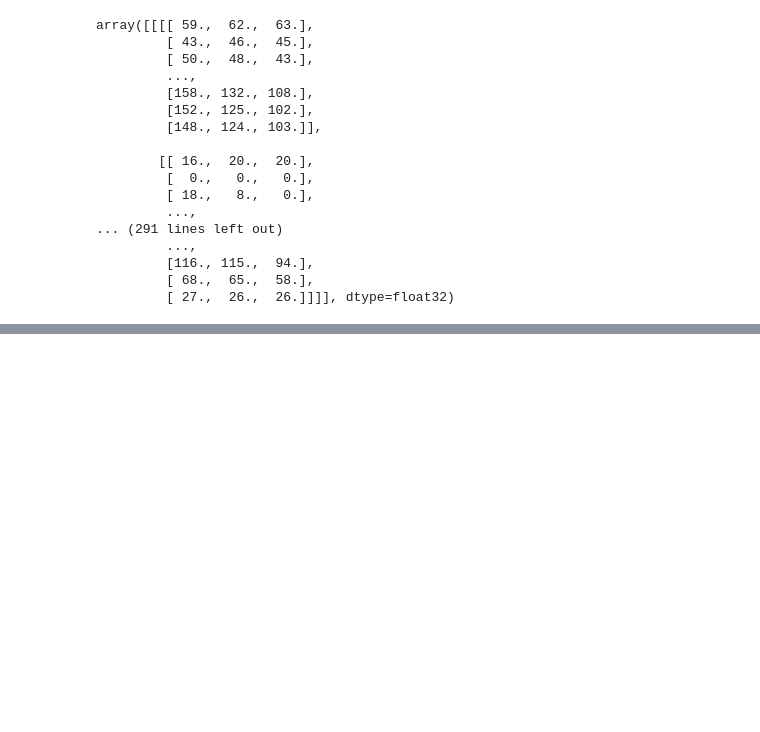
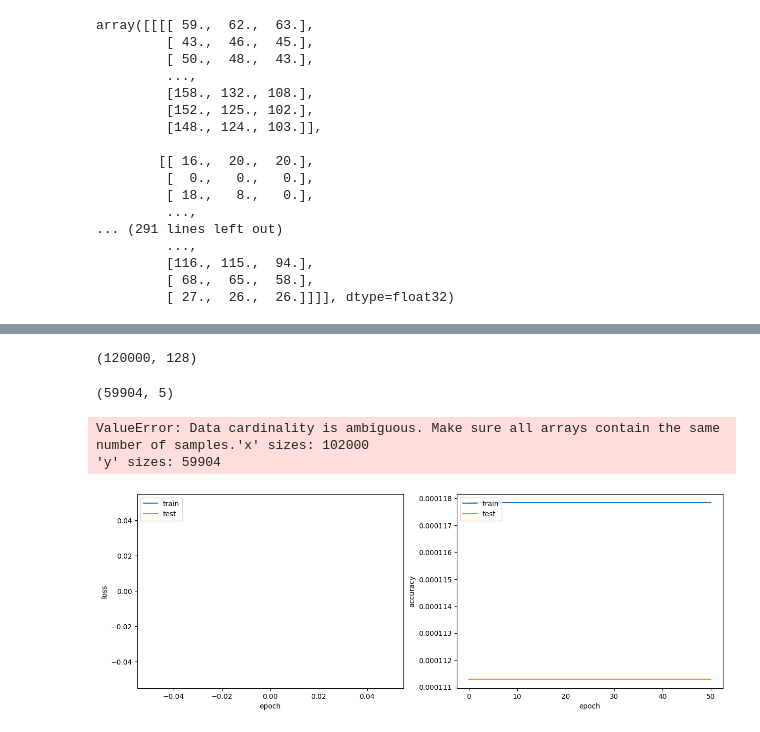
Before and after one commit to Cohben-OBrien/semantic-image-analsysis-with-graph-nerual-networks, a Jupyter notebook: main.ipynb, the cells around one changed output, grey strips where cells are left out. Saved outputs shown, nothing was run; the diff lists cells and outputs as text; code cells hidden in the pictures; blank space fills up the shorter version.

Commit message:
expermimenting with gnn model and passing projections and knns

```diff
--- a/main.ipynb
+++ b/main.ipynb
@@ -162,5 +151,5 @@ array([[0.00471219, 0.11077215, 0.00383967, ..., 0.        , 0.16696805,
 # %%
-hidden_units = [32, 32]
+hidden_units = [5, 128]
 dropout_rate = 0.5
 baseline_model = create_baseline_model(hidden_units, num_classes, dropout_rate)
 # %%
@@ -189,0 +179,26 @@ Model: "baseline_model"
+# %%
+hidden_units = [5, 128]
+learning_rate = 0.001
+dropout_rate = 0.5
+num_epochs = 300
+batch_size = 256
+def run_model(model, x_train, y_train):
+    model.compile(
+        optimizer=keras.optimizers.Adam(learning_rate=0.001),
+        loss=keras.losses.SparseCategoricalCrossentropy(from_logits=True),
+        metrics=['accuracy'],
+    )
+
+    early_stopping = keras.callbacks.EarlyStopping(
+        monitor='val_accuracy', patience=50, restore_best_weights=True
+    )
+
+    history = model.fit(
+        x=x_train,
+        y=y_train,
+        epochs=num_epochs,
+        batch_size=batch_size,
+        validation_split=0.15,
+        callbacks=[early_stopping]
+    )
+    return history
@@ -189,0 +209,4 @@ Model: "baseline_model"
+# %%
+projection.shape
+# %% [output]
+(120000, 128)
@@ -189,0 +215,17 @@ Model: "baseline_model"
+# %%
+knns = knns.astype('float32') / 255.
+# %%
+knns.shape
+# %% [output]
+(59904, 5)
+# %%
+num_features = 512
+
+history = run_model(baseline_model, projection, knns)
+# %% [output]
+ValueError: Data cardinality is ambiguous. Make sure all arrays contain the same number of samples.'x' sizes: 102000
+'y' sizes: 59904
+# %%
+display_learning_curves(history)
+# %% [output]
+[figure, added]
```
Also changed, not shown: parts of 10 cells of this notebook, 3 other files.
